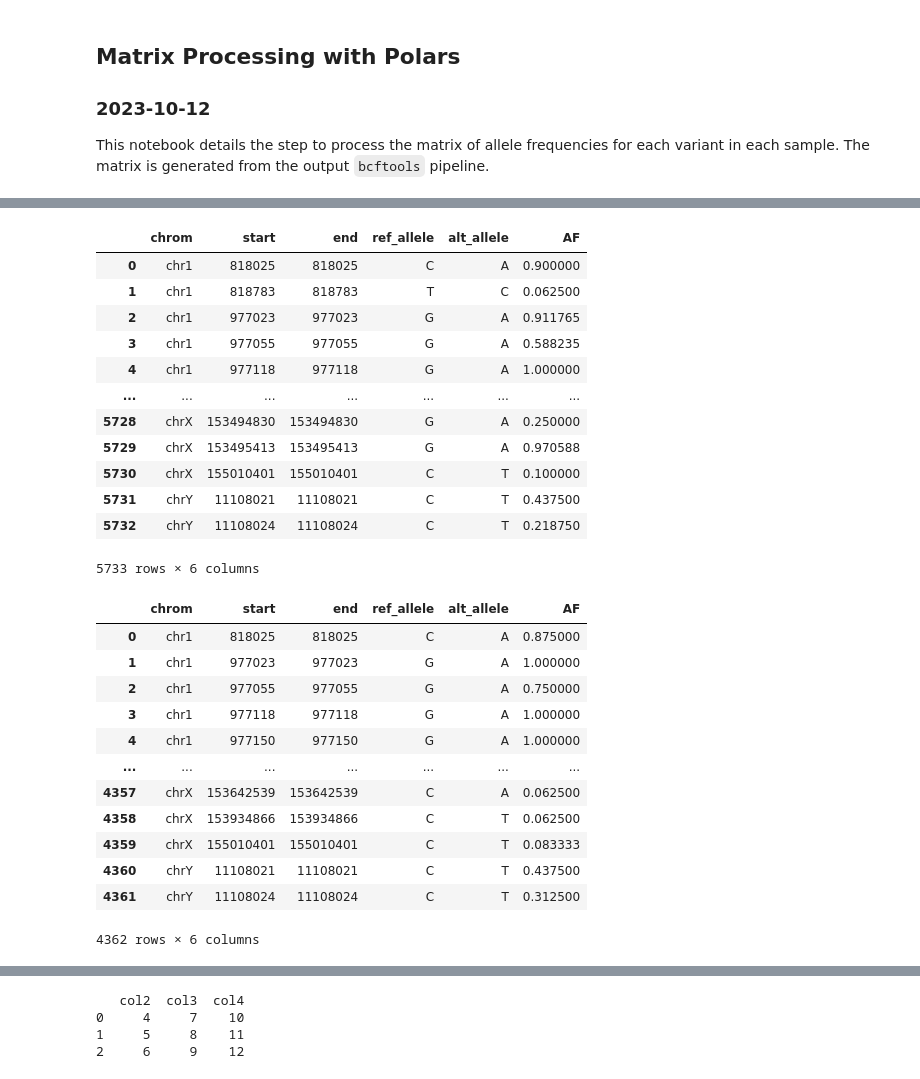
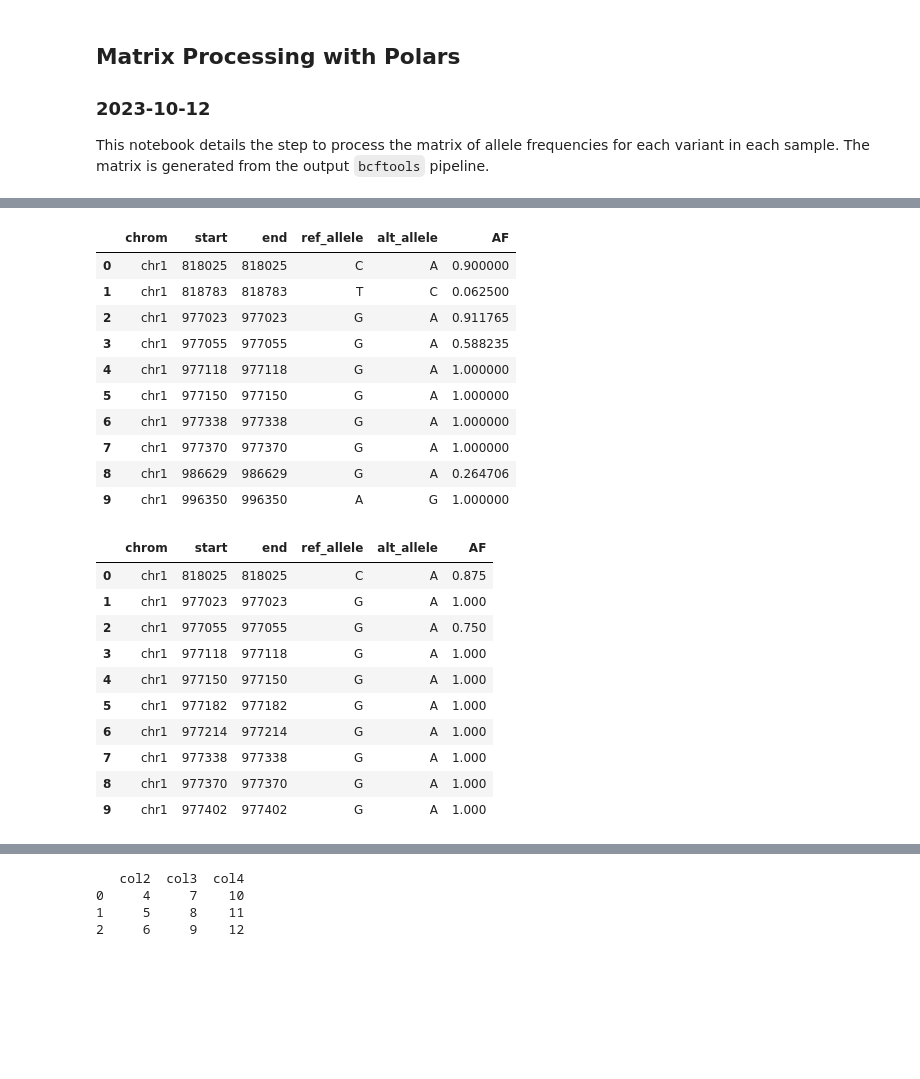
Before and after one commit to sufyazi/variant-calling-analysis, a Jupyter notebook: polars_processing/variant-freq-analysis.ipynb, the cells around one changed output, grey strips where cells are left out. Saved outputs shown, nothing was run; the diff lists cells and outputs as text; code cells hidden in the pictures; blank space fills up the shorter version.

```diff
--- a/polars_processing/variant-freq-analysis.ipynb
+++ b/polars_processing/variant-freq-analysis.ipynb
@@ -110,7 +102,7 @@ df_vcf_her2 = df_vcf_her2.rename(columns={"#[1]CHROM": "chrom", "[2]POS": "start
 # add a column next to the "start" column called "end" with the same value as the "start" column
 df_vcf_her2.insert(2, "end", df_vcf_her2["start"])
 
-df_vcf_her2
+df_vcf_her2.head(n=10)
 # S6R691V
 # %% [output]
 |  | chrom | start | end | ref_allele | alt_allele | AF |
@@ -119,37 +111,33 @@ df_vcf_her2
 | 2 | chr1 | 977023 | 977023 | G | A | 0.911765 |
 | 3 | chr1 | 977055 | 977055 | G | A | 0.588235 |
 | 4 | chr1 | 977118 | 977118 | G | A | 1.000000 |
-| ... | ... | ... | ... | ... | ... | ... |
-| 5728 | chrX | 153494830 | 153494830 | G | A | 0.250000 |
-| 5729 | chrX | 153495413 | 153495413 | G | A | 0.970588 |
-| 5730 | chrX | 155010401 | 155010401 | C | T | 0.100000 |
-| 5731 | chrY | 11108021 | 11108021 | C | T | 0.437500 |
-| 5732 | chrY | 11108024 | 11108024 | C | T | 0.218750 |
+| 5 | chr1 | 977150 | 977150 | G | A | 1.000000 |
+| 6 | chr1 | 977338 | 977338 | G | A | 1.000000 |
+| 7 | chr1 | 977370 | 977370 | G | A | 1.000000 |
+| 8 | chr1 | 986629 | 986629 | G | A | 0.264706 |
+| 9 | chr1 | 996350 | 996350 | A | G | 1.000000 |
-5733 rows × 6 columns
 # %%
 # load up the vcf file with indels and multiallelic sites split into separate rows
 df_vcf_norm = pd.read_csv("/scratch/users/ntu/suffiazi/outputs/brca-called-variants-diffmode-AF-query/2GAMBDQ/2GAMBDQ_TFDP1_M08108_2.00_AF-per-site-with-indels.txt", sep="\t")
 # rename columns in the dataframe
 df_vcf_norm = df_vcf_norm.rename(columns={"#[1]CHROM": "chrom", "[2]POS": "start", "[3]REF": "ref_allele", "[4]ALT": "alt_allele", "[5]AF": "AF"})
 # add a column next to the "start" column called "end" with the same value as the "start" column
 df_vcf_norm.insert(2, "end", df_vcf_norm["start"])
 
-df_vcf_norm
+df_vcf_norm.head(n=10)
 # 2GAMBDQ
 # %% [output]
 |  | chrom | start | end | ref_allele | alt_allele | AF |
-| 0 | chr1 | 818025 | 818025 | C | A | 0.875000 |
-| 1 | chr1 | 977023 | 977023 | G | A | 1.000000 |
-| 2 | chr1 | 977055 | 977055 | G | A | 0.750000 |
-| 3 | chr1 | 977118 | 977118 | G | A | 1.000000 |
-| 4 | chr1 | 977150 | 977150 | G | A | 1.000000 |
-| ... | ... | ... | ... | ... | ... | ... |
-| 4357 | chrX | 153642539 | 153642539 | C | A | 0.062500 |
-| 4358 | chrX | 153934866 | 153934866 | C | T | 0.062500 |
-| 4359 | chrX | 155010401 | 155010401 | C | T | 0.083333 |
-| 4360 | chrY | 11108021 | 11108021 | C | T | 0.437500 |
-| 4361 | chrY | 11108024 | 11108024 | C | T | 0.312500 |
+| 0 | chr1 | 818025 | 818025 | C | A | 0.875 |
+| 1 | chr1 | 977023 | 977023 | G | A | 1.000 |
+| 2 | chr1 | 977055 | 977055 | G | A | 0.750 |
+| 3 | chr1 | 977118 | 977118 | G | A | 1.000 |
+| 4 | chr1 | 977150 | 977150 | G | A | 1.000 |
+| 5 | chr1 | 977182 | 977182 | G | A | 1.000 |
+| 6 | chr1 | 977214 | 977214 | G | A | 1.000 |
+| 7 | chr1 | 977338 | 977338 | G | A | 1.000 |
+| 8 | chr1 | 977370 | 977370 | G | A | 1.000 |
+| 9 | chr1 | 977402 | 977402 | G | A | 1.000 |
-4362 rows × 6 columns
 # %%
 # overlap fpscore combined matrix with Basal vcf data
 overlap_df = bf.overlap(df_fpscore, df_vcf_basal, suffixes=["","_ANAB5F7_Basal_varsite"], how='left')
```
Also changed, not shown: parts of 6 cells of this notebook.
